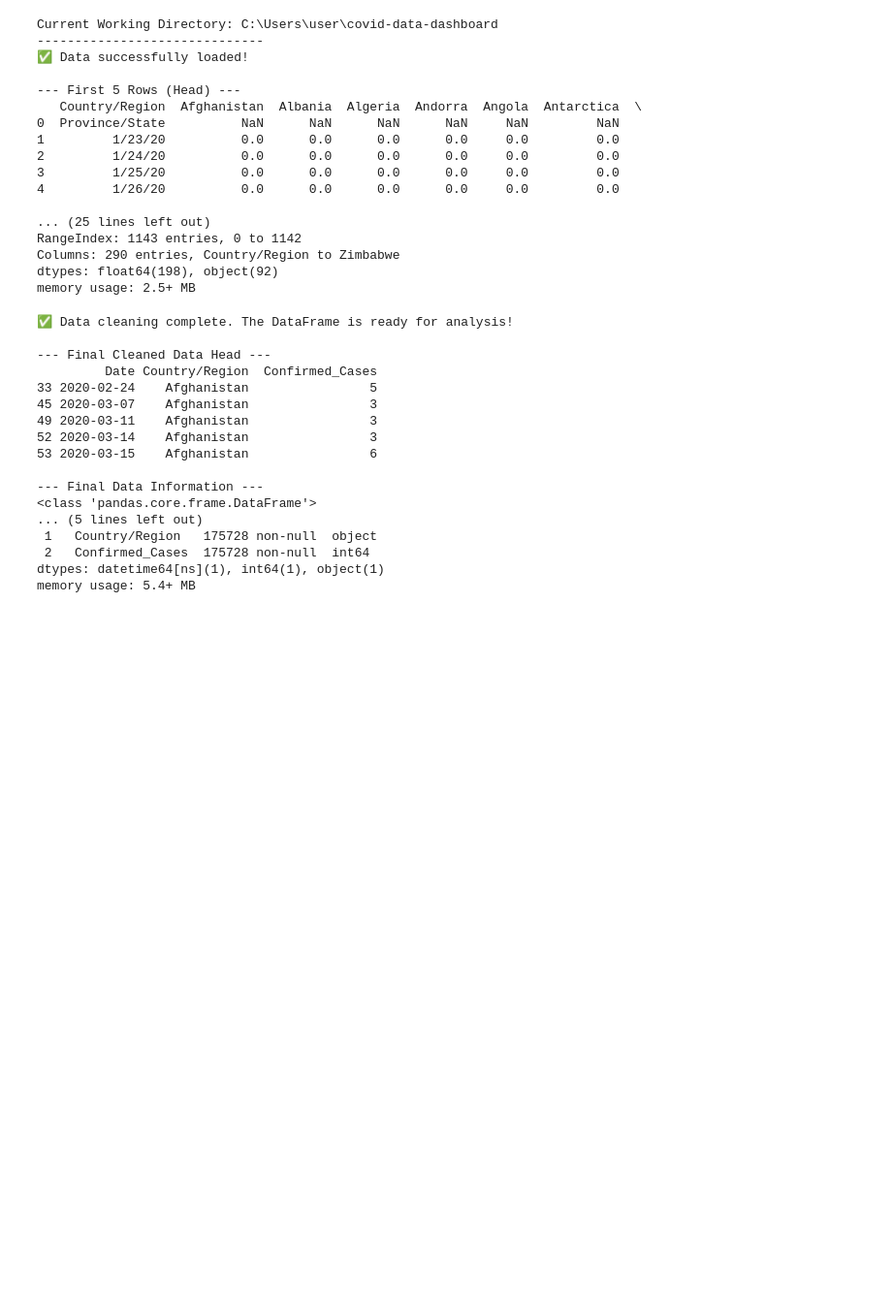
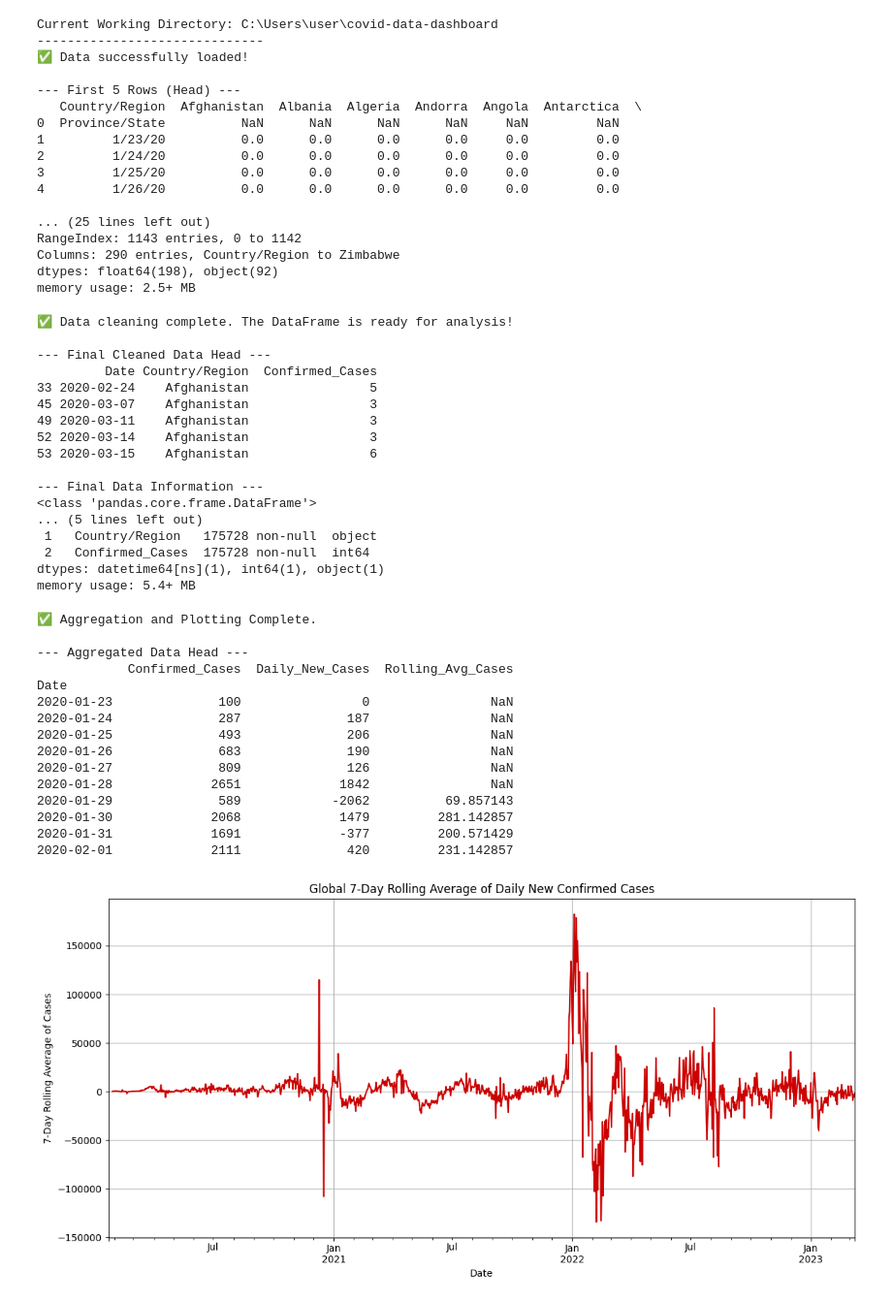
Before and after one commit to ridmi02/covid-data-dashboard, a Jupyter notebook: COVID_Analysis.ipynb, the cells around one changed output. Shown at 97% size. Saved outputs shown, nothing was run; the diff lists cells and outputs as text; code cells hidden in the pictures; blank space fills up the shorter version.

```diff
--- a/COVID_Analysis.ipynb
+++ b/COVID_Analysis.ipynb
@@ -112,3 +112,68 @@ df_long.info()
  2   Confirmed_Cases  175728 non-null  int64
 dtypes: datetime64[ns](1), int64(1), object(1)
 memory usage: 5.4+ MB
+# %%
+import pandas as pd
+import matplotlib.pyplot as plt
+
+# ----------------------------------------------------------------------
+# 1. Data Aggregation and Analysis
+# ----------------------------------------------------------------------
+
+# Aggregate the data to get the total confirmed cases per day globally
+# The data is automatically sorted by Date because 'Date' is a datetime object.
+df_global = df_long.groupby('Date')['Confirmed_Cases'].sum().reset_index()
+df_global.set_index('Date', inplace=True)
+
+# Calculate Daily New Cases
+# .diff() finds the difference between the current day and the previous day's total cases.
+df_global['Daily_New_Cases'] = df_global['Confirmed_Cases'].diff().fillna(0).astype(int)
+
+# Calculate 7-Day Rolling Average
+# This smooths out daily variations (like weekend reporting delays) to show the true trend.
+df_global['Rolling_Avg_Cases'] = df_global['Daily_New_Cases'].rolling(window=7).mean()
+
+
+# ----------------------------------------------------------------------
+# 2. Visualization
+# ----------------------------------------------------------------------
+
+# Set up the plot
+plt.figure(figsize=(12, 6))
+
+# Plot the 7-day rolling average
+df_global['Rolling_Avg_Cases'].plot(
+    title='Global 7-Day Rolling Average of Daily New Confirmed Cases',
+    xlabel='Date',
+    ylabel='7-Day Rolling Average of Cases',
+    grid=True,
+    color='#cc0000' # Red color for visual impact
+)
+
+# Ensure layout is tight
+plt.tight_layout()
+
+# Save the plot to a file that can be used later in the dashboard
+plt.savefig('global_7_day_rolling_avg_cases.png')
+# This file is now saved in your project root directory.
+
+print("✅ Aggregation and Plotting Complete.")
+print("\n--- Aggregated Data Head ---")
+print(df_global.head(10))
+# %% [output]
+✅ Aggregation and Plotting Complete.
+
+--- Aggregated Data Head ---
+            Confirmed_Cases  Daily_New_Cases  Rolling_Avg_Cases
+Date
+2020-01-23              100                0                NaN
+2020-01-24              287              187                NaN
+2020-01-25              493              206                NaN
+2020-01-26              683              190                NaN
+2020-01-27              809              126                NaN
+2020-01-28             2651             1842                NaN
+2020-01-29              589            -2062          69.857143
+2020-01-30             2068             1479         281.142857
+2020-01-31             1691             -377         200.571429
+2020-02-01             2111              420         231.142857
+[figure, added]
```
Also changed, not shown: parts of 1 cell of this notebook, 1 other file.
